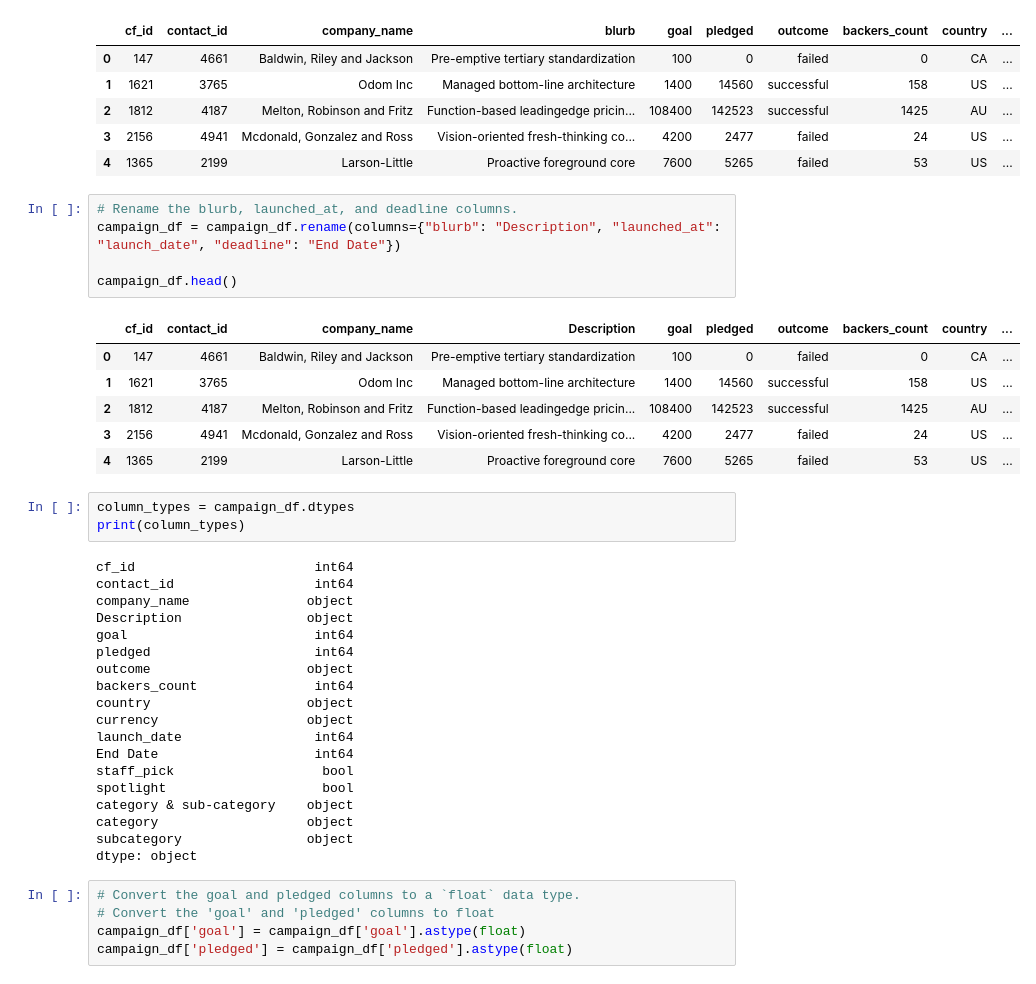
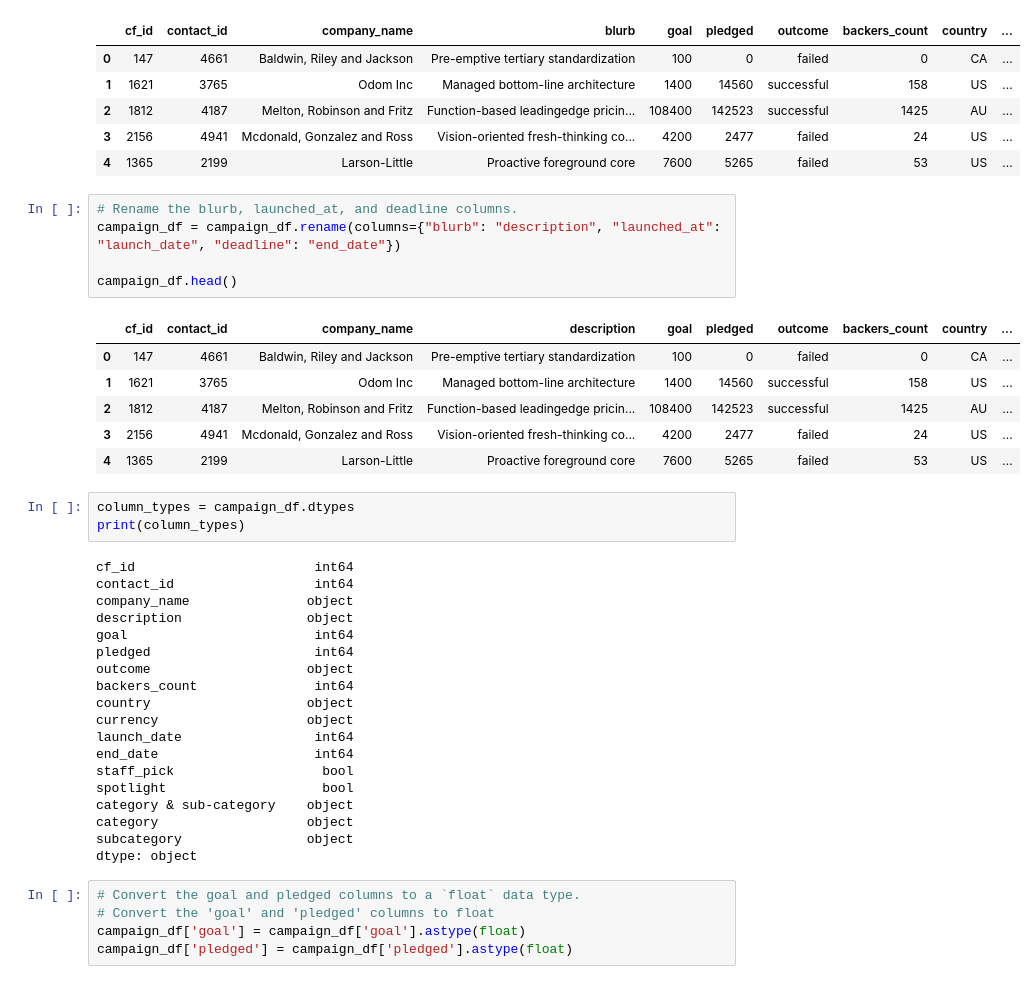
Before and after one commit to MarkOlsonMN/Crowdfunding_ETL, a Jupyter notebook: ETL_Mini_Project_MOlson_JPpieper.ipynb, the cells around one changed output. Saved outputs shown, nothing was run; the diff lists cells and outputs as text.

```diff
--- a/ETL_Mini_Project_MOlson_JPpieper.ipynb
+++ b/ETL_Mini_Project_MOlson_JPpieper.ipynb
@@ -215,11 +213,11 @@ campaign_df.head()
 | 4 | 1365 | 2199 | Larson-Little | Proactive foreground core | 7600 | 5265 | failed | 53 | US | ... |
 # %%
 # Rename the blurb, launched_at, and deadline columns.
-campaign_df = campaign_df.rename(columns={"blurb": "Description", "launched_at": "launch_date", "deadline": "End Date"})
+campaign_df = campaign_df.rename(columns={"blurb": "description", "launched_at": "launch_date", "deadline": "end_date"})
 
 campaign_df.head()
 # %% [output]
-|  | cf_id | contact_id | company_name | Description | goal | pledged | outcome | backers_count | country | ... |
+|  | cf_id | contact_id | company_name | description | goal | pledged | outcome | backers_count | country | ... |
 | 0 | 147 | 4661 | Baldwin, Riley and Jackson | Pre-emptive tertiary standardization | 100 | 0 | failed | 0 | CA | ... |
 | 1 | 1621 | 3765 | Odom Inc | Managed bottom-line architecture | 1400 | 14560 | successful | 158 | US | ... |
 | 2 | 1812 | 4187 | Melton, Robinson and Fritz | Function-based leadingedge pricin... | 108400 | 142523 | successful | 1425 | AU | ... |
@@ -232,7 +230,7 @@ print(column_types)
 cf_id                       int64
 contact_id                  int64
 company_name               object
-Description                object
+description                object
 goal                        int64
 pledged                     int64
 outcome                    object
@@ -240,7 +238,7 @@ backers_count               int64
 country                    object
 currency                   object
 launch_date                 int64
-End Date                    int64
+end_date                    int64
 staff_pick                   bool
 spotlight                    bool
 category & sub-category    object
```
Also changed, not shown: parts of 15 cells of this notebook.
